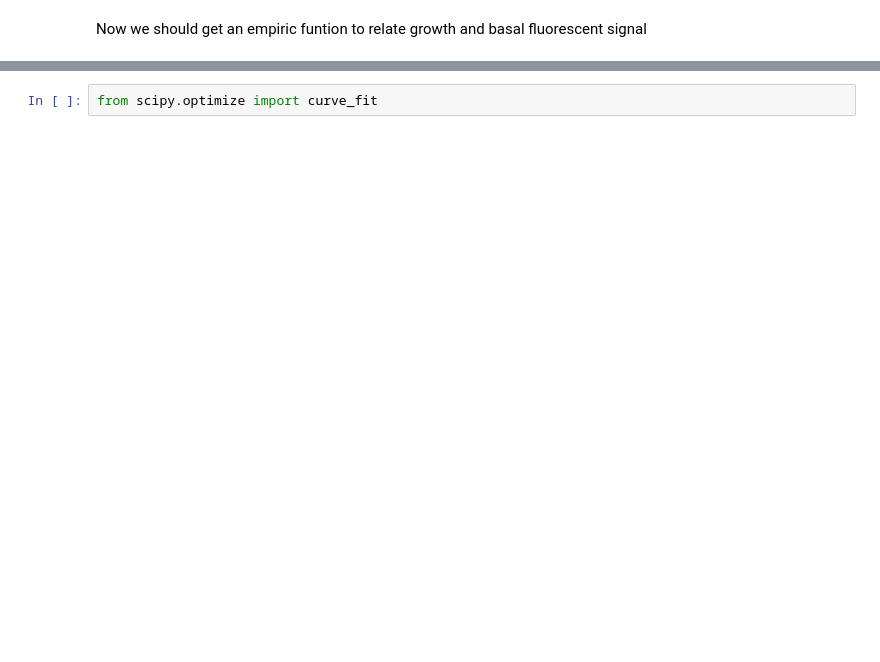
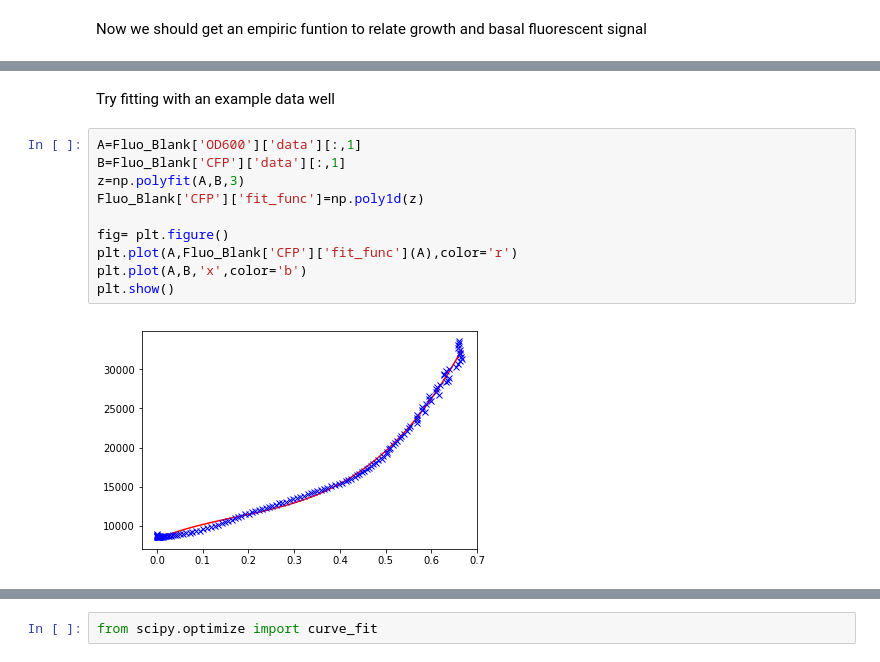
Before and after one commit to Prosimio/Plate_reader_analysis, a Jupyter notebook: Inverter_Analysis.ipynb, the cells around one changed output, grey strips where cells are left out. Drawn from its saved outputs; the diff is of its cells as text; blank space fills up the shorter version.

```diff
--- a/Inverter_Analysis.ipynb
+++ b/Inverter_Analysis.ipynb
@@ -573,0 +708,14 @@ Now we should get an empiric funtion to relate growth and basal fluorescent sign
+# %% [markdown]
+Try fitting with an example data well
+# %%
+A=Fluo_Blank['OD600']['data'][:,1]
+B=Fluo_Blank['CFP']['data'][:,1]
+z=np.polyfit(A,B,3)
+Fluo_Blank['CFP']['fit_func']=np.poly1d(z)
+
+fig= plt.figure()
+plt.plot(A,Fluo_Blank['CFP']['fit_func'](A),color='r')
+plt.plot(A,B,'x',color='b')
+plt.show()
+# %% [output]
+[figure, added]
```
Also changed, not shown: parts of 78 cells of this notebook.
